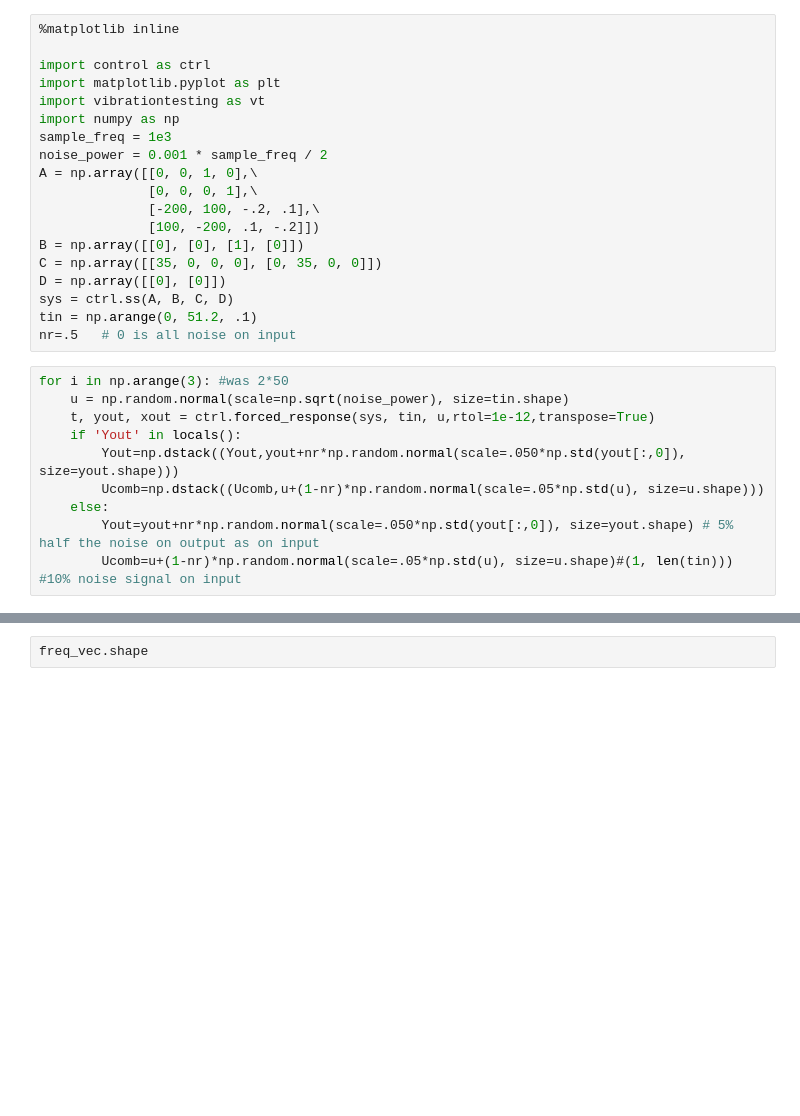
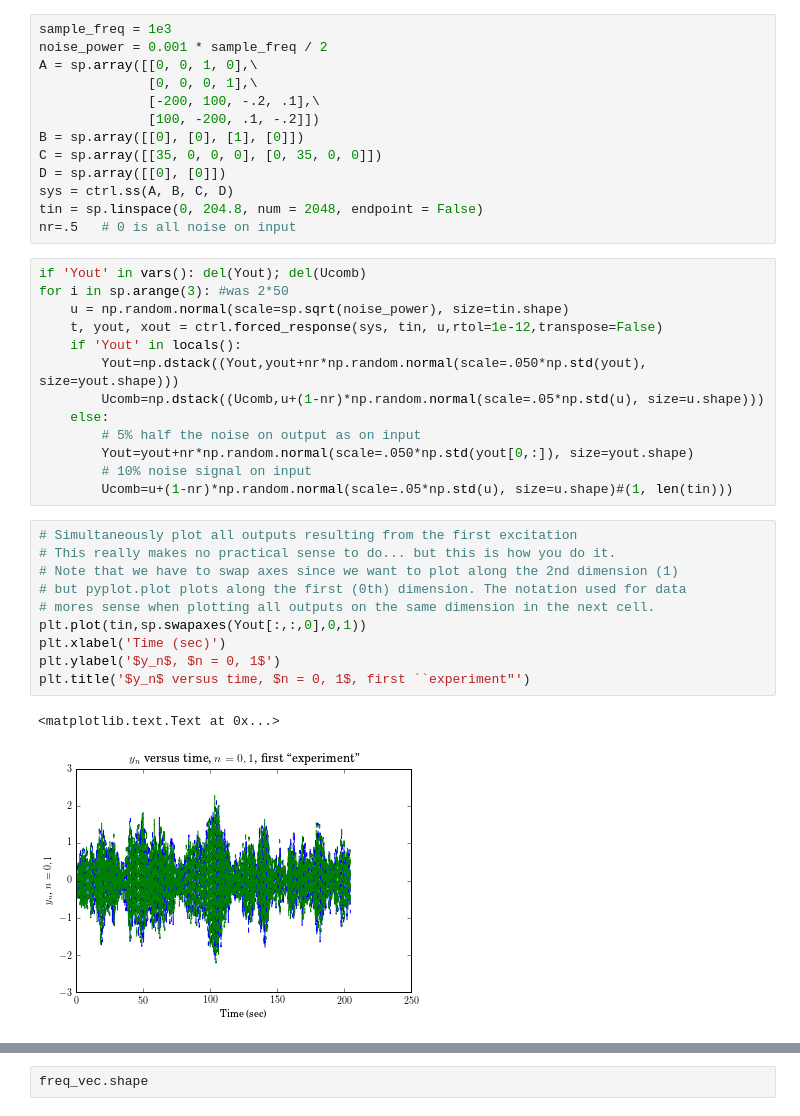
Before and after one commit to Vibration-Testing/vibrationtesting, a Jupyter notebook: VTTools.ipynb, the cells around one changed output, grey strips where cells are left out. Saved outputs shown, nothing was run; the diff lists cells and outputs as text; blank space fills up the shorter version.

```diff
--- a/VTTools.ipynb
+++ b/VTTools.ipynb
@@ -1,29 +14,39 @@
 # %%
-%matplotlib inline
-
-import control as ctrl
-import matplotlib.pyplot as plt
-import vibrationtesting as vt
-import numpy as np
 sample_freq = 1e3
 noise_power = 0.001 * sample_freq / 2
-A = np.array([[0, 0, 1, 0],\
+A = sp.array([[0, 0, 1, 0],\
               [0, 0, 0, 1],\
               [-200, 100, -.2, .1],\
               [100, -200, .1, -.2]])
-B = np.array([[0], [0], [1], [0]])
-C = np.array([[35, 0, 0, 0], [0, 35, 0, 0]])
-D = np.array([[0], [0]])
+B = sp.array([[0], [0], [1], [0]])
+C = sp.array([[35, 0, 0, 0], [0, 35, 0, 0]])
+D = sp.array([[0], [0]])
 sys = ctrl.ss(A, B, C, D)
-tin = np.arange(0, 51.2, .1)
+tin = sp.linspace(0, 204.8, num = 2048, endpoint = False)
 nr=.5   # 0 is all noise on input
 # %%
-for i in np.arange(3): #was 2*50
-    u = np.random.normal(scale=np.sqrt(noise_power), size=tin.shape)
-    t, yout, xout = ctrl.forced_response(sys, tin, u,rtol=1e-12,transpose=True)
+if 'Yout' in vars(): del(Yout); del(Ucomb)
+for i in sp.arange(3): #was 2*50
+    u = np.random.normal(scale=sp.sqrt(noise_power), size=tin.shape)
+    t, yout, xout = ctrl.forced_response(sys, tin, u,rtol=1e-12,transpose=False)
     if 'Yout' in locals():
-        Yout=np.dstack((Yout,yout+nr*np.random.normal(scale=.050*np.std(yout[:,0]), size=yout.shape)))
+        Yout=np.dstack((Yout,yout+nr*np.random.normal(scale=.050*np.std(yout), size=yout.shape)))
         Ucomb=np.dstack((Ucomb,u+(1-nr)*np.random.normal(scale=.05*np.std(u), size=u.shape)))
     else:
-        Yout=yout+nr*np.random.normal(scale=.050*np.std(yout[:,0]), size=yout.shape) # 5% half the noise on output as on input
-        Ucomb=u+(1-nr)*np.random.normal(scale=.05*np.std(u), size=u.shape)#(1, len(tin))) #10% noise signal on input
+        # 5% half the noise on output as on input
+        Yout=yout+nr*np.random.normal(scale=.050*np.std(yout[0,:]), size=yout.shape)
+        # 10% noise signal on input
+        Ucomb=u+(1-nr)*np.random.normal(scale=.05*np.std(u), size=u.shape)#(1, len(tin)))
+# %%
+# Simultaneously plot all outputs resulting from the first excitation
+# This really makes no practical sense to do... but this is how you do it.
+# Note that we have to swap axes since we want to plot along the 2nd dimension (1)
+# but pyplot.plot plots along the first (0th) dimension. The notation used for data
+# mores sense when plotting all outputs on the same dimension in the next cell.
+plt.plot(tin,sp.swapaxes(Yout[:,:,0],0,1))
+plt.xlabel('Time (sec)')
+plt.ylabel('$y_n$, $n = 0, 1$')
+plt.title('$y_n$ versus time, $n = 0, 1$, first ``experiment"')
+# %% [output]
+<matplotlib.text.Text at 0x...>
+[figure, added]
```
Also changed, not shown: parts of 28 cells of this notebook, 6 other files.
